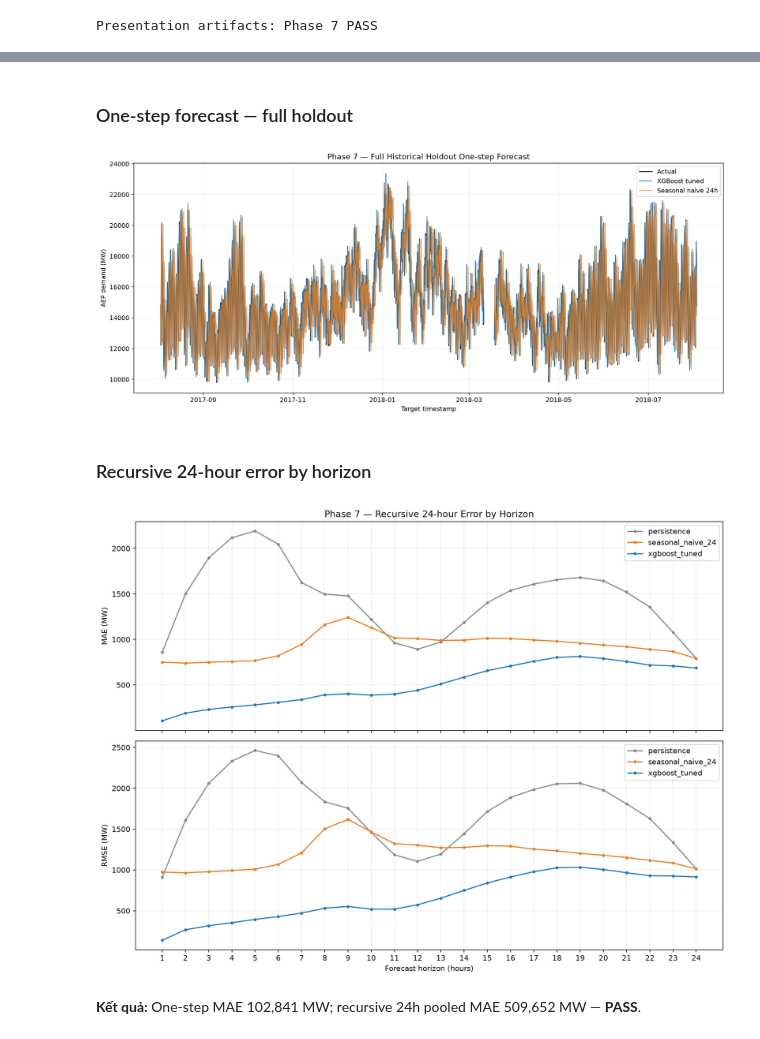
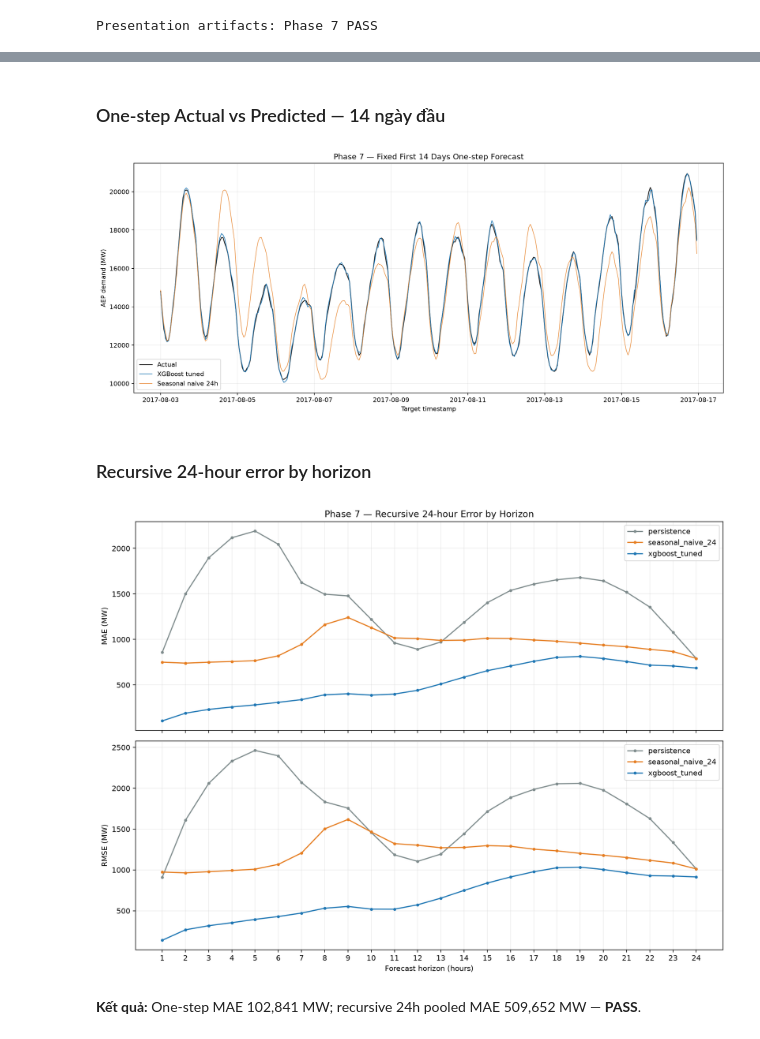
Before and after one commit to Tuvienn/TOTAL_LAB_PRACTICE_FOR_TIME_SERIES, a Jupyter notebook: total_practice/Practice_3_v2/notebooks/Practice_3_v2_present.ipynb, the cells around one changed output, grey strips where cells are left out. Drawn from its saved outputs; the diff is of its cells as text; code cells hidden in the pictures.

```diff
--- a/total_practice/Practice_3_v2/notebooks/Practice_3_v2_present.ipynb
+++ b/total_practice/Practice_3_v2/notebooks/Practice_3_v2_present.ipynb
@@ -746,13 +789,13 @@ display(
 | seasonal_naive_24 | 934.655 | 1,211.547 | 8568 | 357 |
 | xgboost_tuned | 509.652 | 720.451 | 8568 | 357 |
 # %%
-display(Markdown("### One-step forecast — full holdout"))
-display(DisplayImage(filename=str(phase_07_full_figure_path)))
+display(Markdown("### One-step Actual vs Predicted — 14 ngày đầu"))
+display(DisplayImage(filename=str(phase_07_diagnostic_figure_path)))
 display(Markdown("### Recursive 24-hour error by horizon"))
 display(DisplayImage(filename=str(phase_07_recursive_figure_path)))
 # %% [output]
-### One-step forecast — full holdout
+### One-step Actual vs Predicted — 14 ngày đầu
-[figure, old version]
+[figure, new version]
 ### Recursive 24-hour error by horizon
 [figure]
 # %% [markdown]
```
Also changed, not shown: parts of 27 cells of this notebook, 11 other files.
